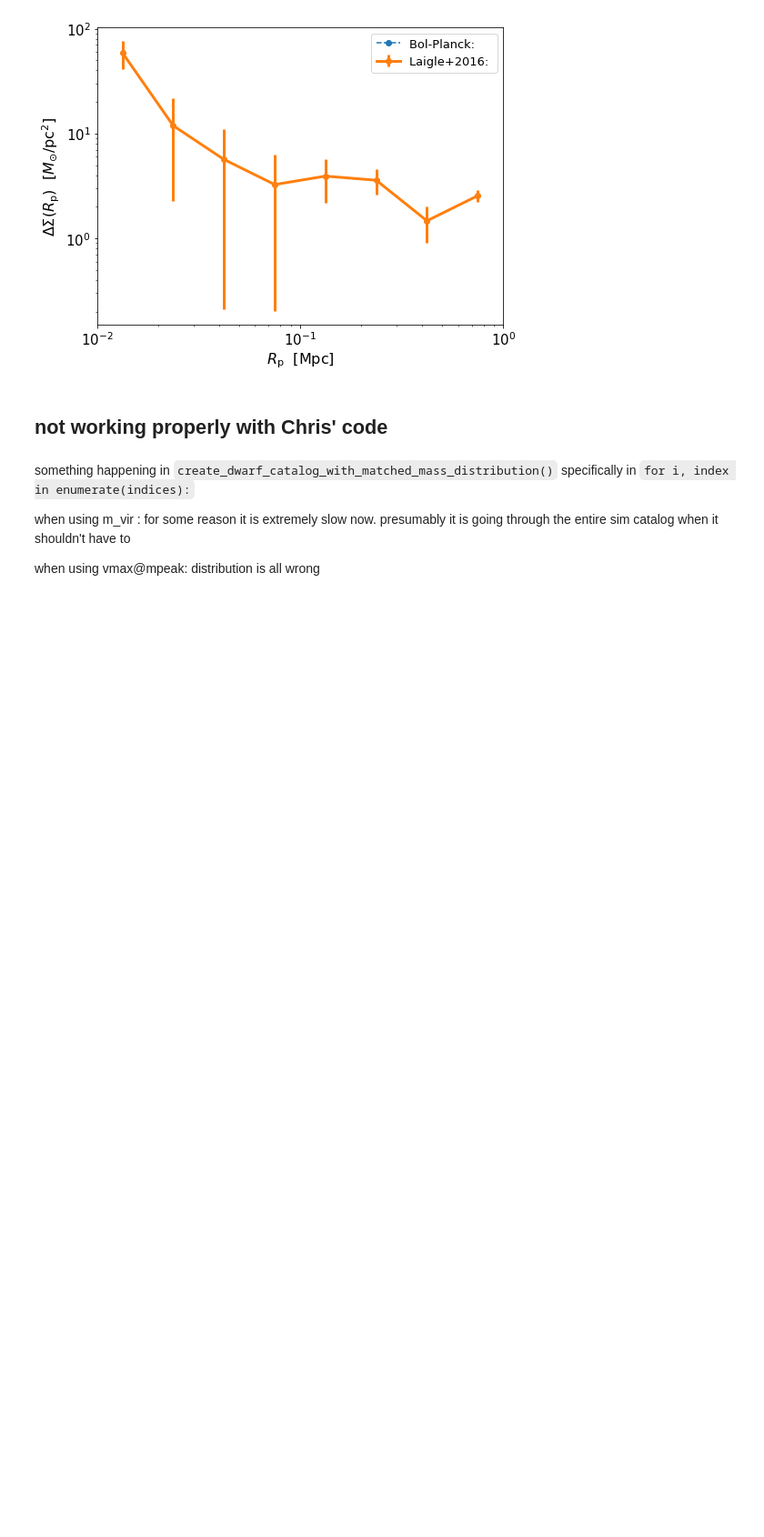
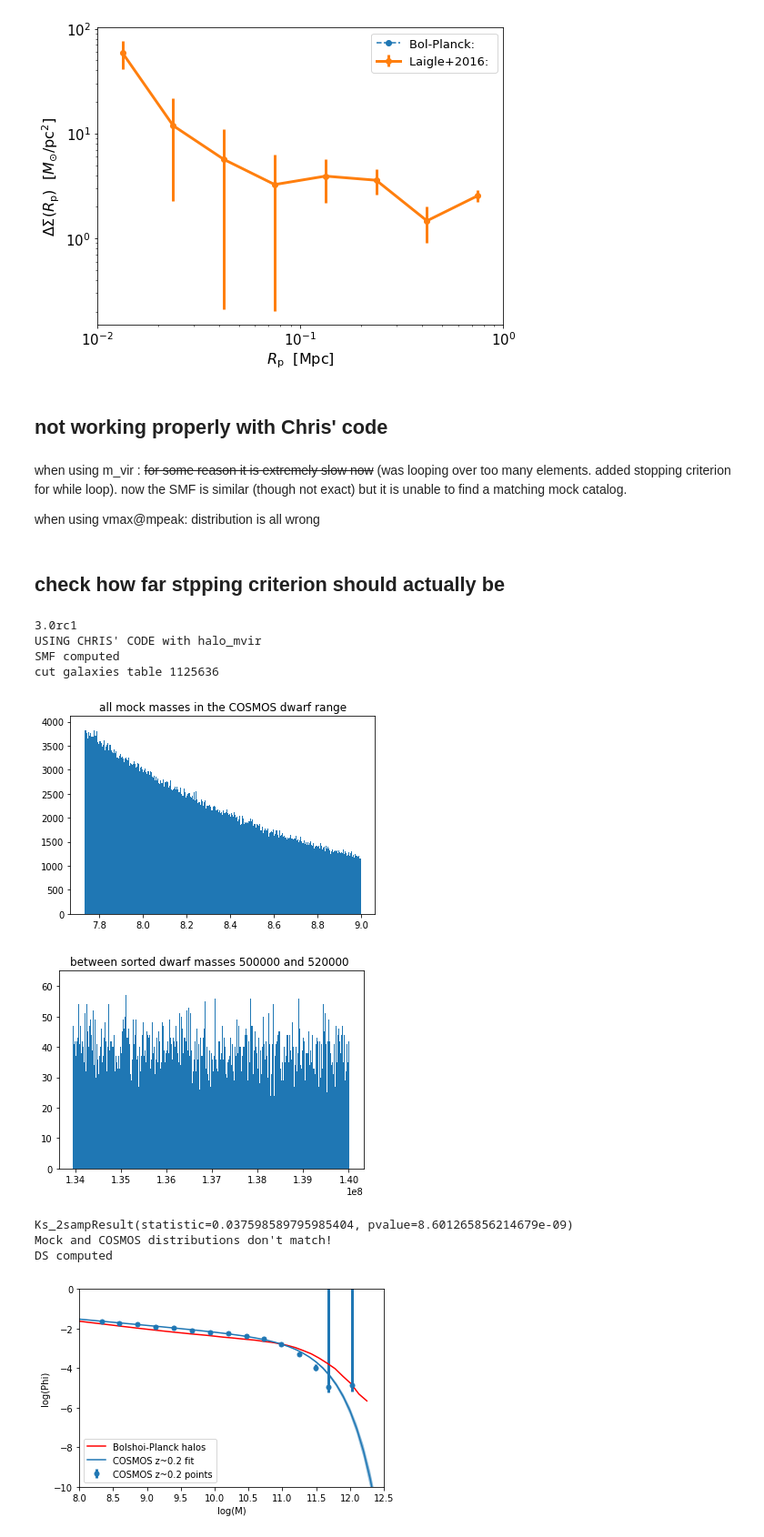
Before and after one commit to f-ardila/dwarf_lensing, a Jupyter notebook: MCMC/notebooks/MCMC_development.ipynb, the cells around one changed output. Shown at 91% size. Cells and saved outputs as stored; diff of their text form; code cells hidden in the pictures; blank space fills up the shorter version.

Commit message:
added and tested stopping criterion within find_nearest_new_indices_sorted() function. after 10000 iterations it will stop.

```diff
--- a/MCMC/notebooks/MCMC_development.ipynb
+++ b/MCMC/notebooks/MCMC_development.ipynb
@@ -456,9 +456,26 @@ DS computed
 [figure]
 # %% [markdown]
 ## not working properly with Chris' code
-# %% [markdown]
-something happening in `create_dwarf_catalog_with_matched_mass_distribution()` specifically in `for i, index in enumerate(indices):`
-
-when using m_vir : for some reason it is extremely slow now. presumably it is going through the entire sim catalog when it shouldn't have to
-
-when using vmax@mpeak: distribution is all wrong
+# %% [markdown]
+when using m_vir : ~~for some reason it is extremely slow now~~ (was looping over too many elements. added stopping criterion for while loop). now the SMF is similar (though not exact) but it is unable to find a matching mock catalog.
+
+when using vmax@mpeak: distribution is all wrong
+# %% [markdown]
+## check how far stpping criterion should actually be
+# %%
+params = [0.4,0.2]
+# config['sim_mass_x_field'] = 'halo_Vmax@Mpeak'
+config['sim_mass_x_field'] = 'halo_mvir'
+config['sim_halotools'] = False
+%lprun -f create_dwarf_catalog_with_matched_mass_distribution plot_from_params(params, config, cosmos_data, sim_data)
+# %% [output]
+3.0rc1
+USING CHRIS' CODE with halo_mvir
+SMF computed
+cut galaxies table 1125636
+[figure, added]
+[figure, added]
+Ks_2sampResult(statistic=0.037598589795985404, pvalue=8.601265856214679e-09)
+Mock and COSMOS distributions don't match!
+DS computed
+[figure, added]
```
Also changed, not shown: parts of 2 cells of this notebook, 1 other file.
